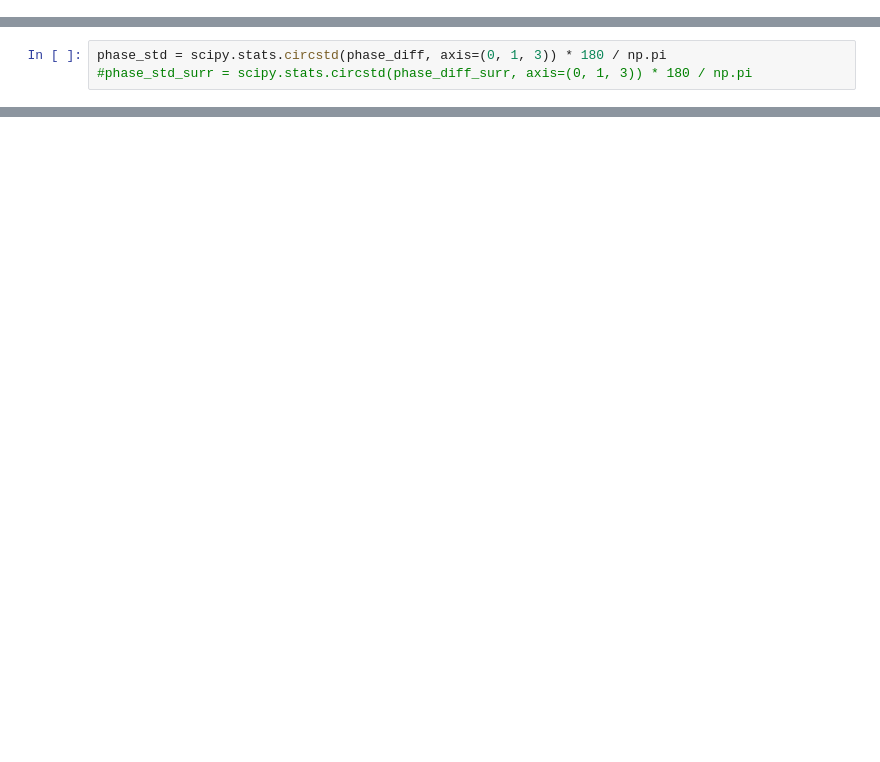
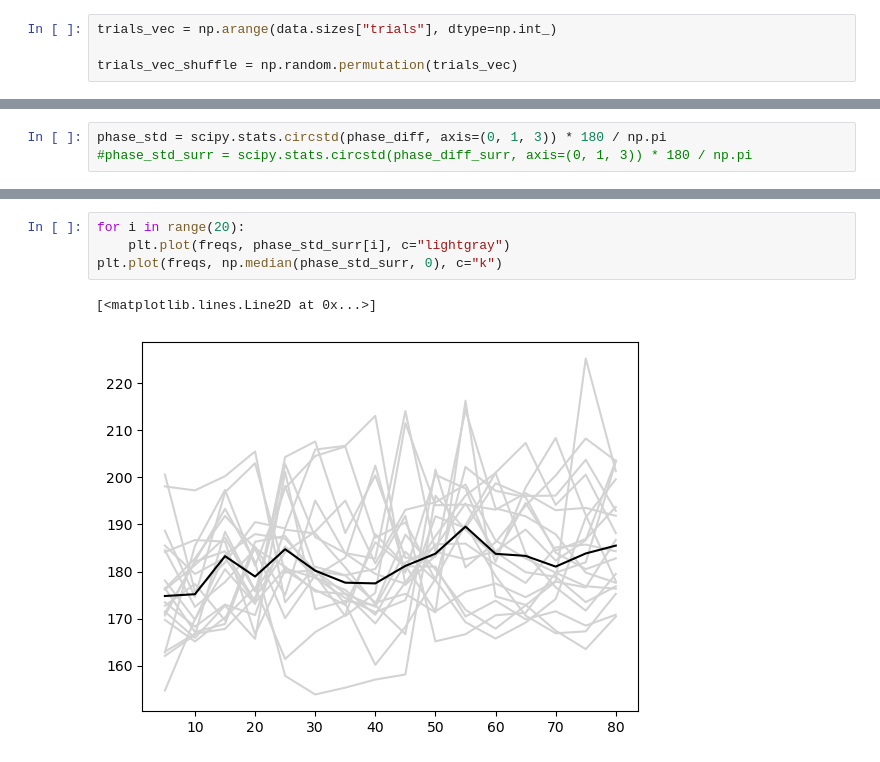
Before and after one commit to ViniciusLima94/phase_coupling_analysis, a Jupyter notebook: notebooks/Tests_Notebook.ipynb, the cells around one changed output, grey strips where cells are left out. Cells and saved outputs as stored; diff of their text form; blank space fills up the shorter version.

```diff
--- a/notebooks/Tests_Notebook.ipynb
+++ b/notebooks/Tests_Notebook.ipynb
@@ -85,3 +86,7 @@ def create_generalized_surrogate(data, n_boot):
 data_surr = [
     create_generalized_surrogate(data, data.sizes["trials"]) for i in tqdm(range(20))
 ]
+# %%
+trials_vec = np.arange(data.sizes["trials"], dtype=np.int_)
+
+trials_vec_shuffle = np.random.permutation(trials_vec)
@@ -202,0 +289,7 @@ phase_std = scipy.stats.circstd(phase_diff, axis=(0, 1, 3)) * 180 / np.pi
+# %%
+for i in range(20):
+    plt.plot(freqs, phase_std_surr[i], c="lightgray")
+plt.plot(freqs, np.median(phase_std_surr, 0), c="k")
+# %% [output]
+[<matplotlib.lines.Line2D at 0x...>]
+[figure, added]
```
Also changed, not shown: parts of 10 cells of this notebook, 3 other files.
